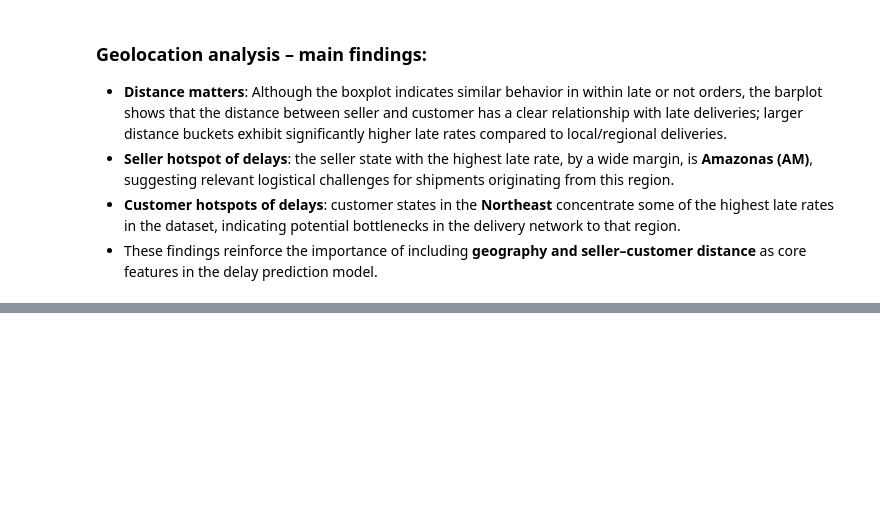
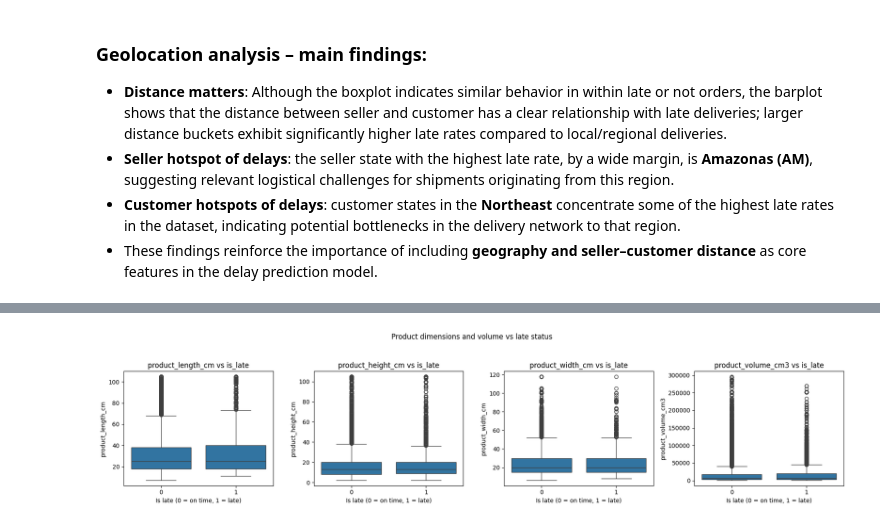
Before and after one commit to Gabverz/Logistics_optimizer, a Jupyter notebook: eda_logistica.ipynb, the cells around one changed output, grey strips where cells are left out. Cells and saved outputs as stored; diff of their text form; code cells hidden in the pictures; blank space fills up the shorter version.

```diff
--- a/eda_logistica.ipynb
+++ b/eda_logistica.ipynb
@@ -443,0 +521,26 @@ plt.show()
+# %%
+fig, axes = plt.subplots(1, 4, figsize=(18, 4), sharex=False)
+
+features = [
+    "product_length_cm",
+    "product_height_cm",
+    "product_width_cm",
+    "product_volume_cm3",
+]
+
+for ax, feat in zip(axes, features):
+    sns.boxplot(
+        data=df_eda,
+        x="is_late",
+        y=feat,
+        ax=ax
+    )
+    ax.set_xlabel("Is late (0 = on time, 1 = late)")
+    ax.set_ylabel(feat)
+    ax.set_title(f"{feat} vs is_late")
+
+plt.suptitle("Product dimensions and volume vs late status", y=1.05)
+plt.tight_layout()
+plt.show()
+# %% [output]
+[figure, added]
```
Also changed, not shown: parts of 14 cells of this notebook.
